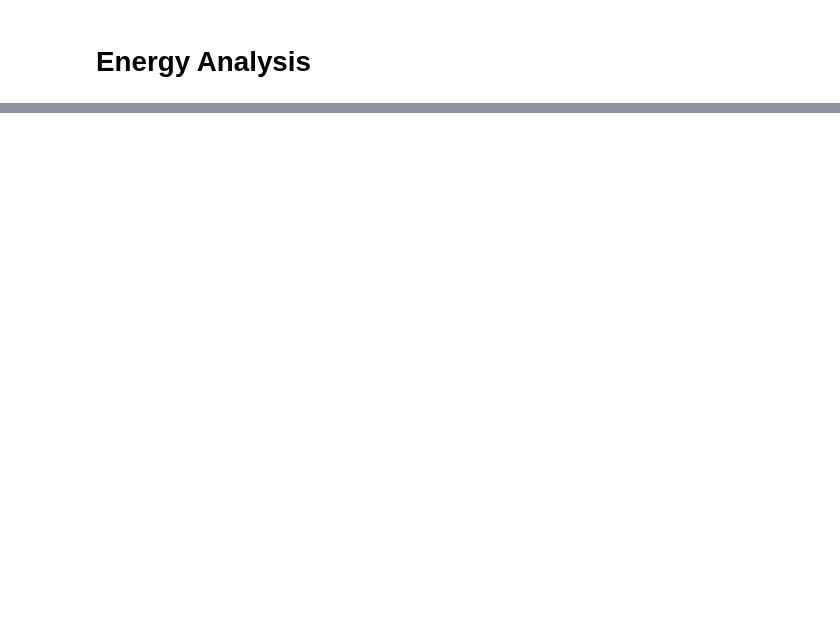
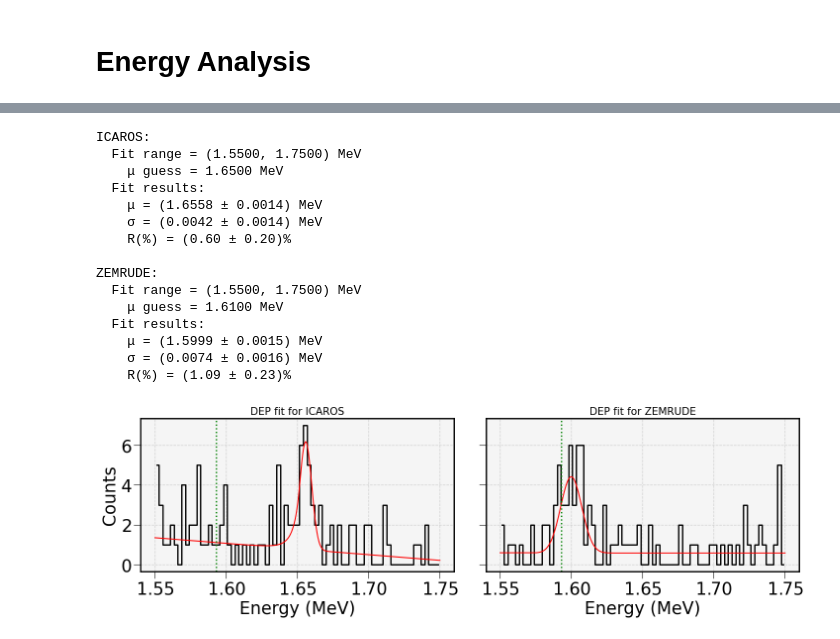
Before and after one commit to camacortespar/next-analysis, a Jupyter notebook: NEXT-100/Backgrounds/notebooks/Compare_Energy_Scales.ipynb, the cells around one changed output, grey strips where cells are left out. Drawn from its saved outputs; the diff is of its cells as text; code cells hidden in the pictures; blank space fills up the shorter version.

```diff
--- a/NEXT-100/Backgrounds/notebooks/Compare_Energy_Scales.ipynb
+++ b/NEXT-100/Backgrounds/notebooks/Compare_Energy_Scales.ipynb
@@ -307,0 +289,62 @@ Index: []
+# %%
+# Global
+n_bins = 75
+fig, axes = plt.subplots(1, len(DATAFRAMES.keys()), figsize=(15, 5), sharey=True)
+
+for i, (city, ax) in enumerate(zip(DATAFRAMES.keys(), axes)):
+   dataframe = DATAFRAMES[city]['fiducial']
+   mu_guess = DEP_peak_hist[city]
+
+   print(f"\n{city.upper()}:")
+   # ----- Fitting ----- #
+   energy_data = dataframe['E_evt_mev'].unique()
+   fit_range  = (peak_bin_center - 0.1, peak_bin_center + 0.1)
+   print(f"  Fit range = ({fit_range[0]:.4f}, {fit_range[1]:.4f}) MeV")
+   print(f"    μ guess = {mu_guess:.4f} MeV")
+   popt, pcov, (hist_counts, hist_bins) = crudo.ff.fit_peak_crystal_ball(energy_data, mu_guess, fit_range, bins=n_bins)
+
+   if popt is not None:
+
+      # --- Plotting --- #
+      # Data
+      ax.step(hist_counts, hist_bins, where='mid', label='Data')
+
+      # Fit
+      fit_x = np.linspace(fit_range[0], fit_range[-1], 300)
+      ax.plot(fit_x, crudo.ff.crystal_ball_with_linear_bg(fit_x, *popt),
+              color='red', linestyle='-', lw=1.5)
+
+      # Results
+      mu, sigma = popt[1], abs(popt[2])
+      mu_err, sigma_err = np.sqrt(pcov[1, 1]), np.sqrt(pcov[2, 2])
+      res_cv = 2.355 * sigma / mu * 100
+      res_err = res_cv * np.sqrt((sigma_err / sigma) ** 2 + (mu_err / mu) ** 2) if sigma > 0 else np.nan
+      print(f"  Fit results:\n    μ = ({mu:.4f} ± {mu_err:.4f}) MeV\n    σ = ({sigma:.4f} ± {sigma_err:.4f}) MeV\n    R(%) = ({res_cv:.2f} ± {res_err:.2f})%")
+
+   # --- Styling --- #
+   ax.axvline(DEP_VALUE, c='green', ls=':', lw=2)
+   ax.set_title(f'DEP fit for {city.upper()}', fontsize=15)
+   ax.set_xlabel('Energy (MeV)')
+   ax.grid(True)
+   ax.set_facecolor("whitesmoke")
+
+axes[0].set_ylabel('Counts')
+plt.tight_layout()
+plt.show()
+# %% [output]
+ICAROS:
+  Fit range = (1.5500, 1.7500) MeV
+    μ guess = 1.6500 MeV
+  Fit results:
+    μ = (1.6558 ± 0.0014) MeV
+    σ = (0.0042 ± 0.0014) MeV
+    R(%) = (0.60 ± 0.20)%
+
+ZEMRUDE:
+  Fit range = (1.5500, 1.7500) MeV
+    μ guess = 1.6100 MeV
+  Fit results:
+    μ = (1.5999 ± 0.0015) MeV
+    σ = (0.0074 ± 0.0016) MeV
+    R(%) = (1.09 ± 0.23)%
+[figure, added]
```
Also changed, not shown: parts of 26 cells of this notebook, 5 other files.
